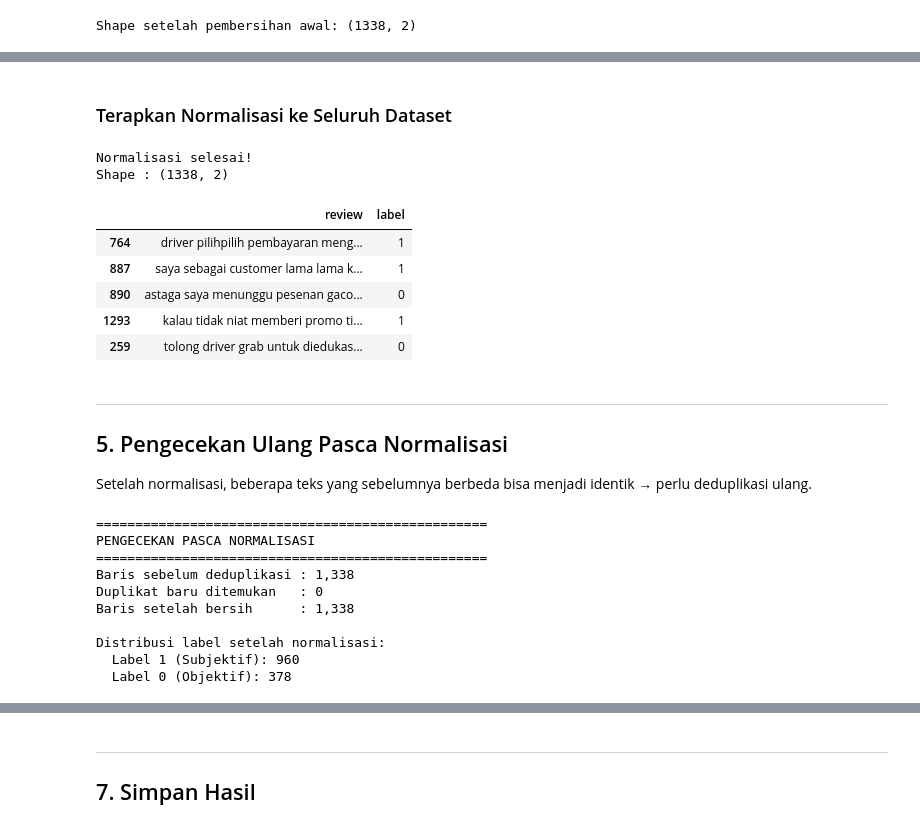
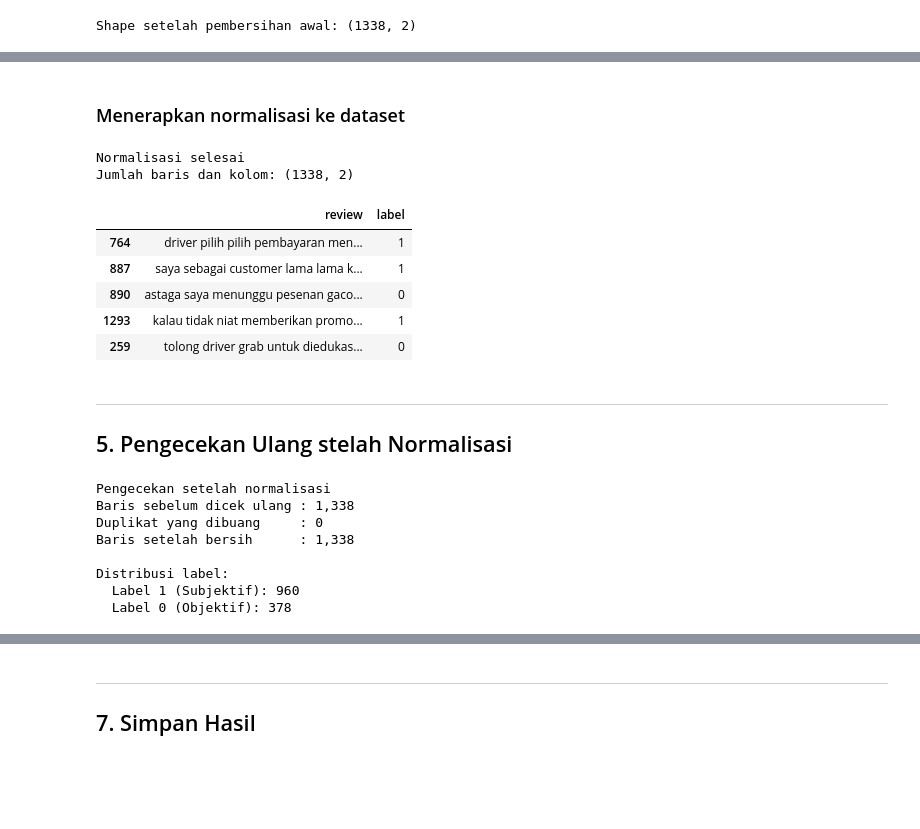
Before and after one commit to gunammr/klasifikasi-subjek-objektif-ride-hailing, a Jupyter notebook: model/1_preprocessing_subride.ipynb, the cells around one changed output, grey strips where cells are left out. Drawn from its saved outputs; the diff is of its cells as text; code cells hidden in the pictures; blank space fills up the shorter version.

```diff
--- a/model/1_preprocessing_subride.ipynb
+++ b/model/1_preprocessing_subride.ipynb
@@ -51,7 +47,3 @@ Shape setelah seleksi kolom: (1338, 2)
 Seluruh teks ulasan diubah ke huruf kecil agar konsisten.
 # %%
 df['review'] = df['review'].str.lower().str.strip()
-
-print("Contoh setelah lowercase:")
-for r in df['review'].head(3):
-    print(" ", r[:100])
@@ -480,54 +490,50 @@ AFTER : aplikasi maxim ini sangat membantu tapi driver nya kadang telat banget
 # %% [markdown]
-### Terapkan Normalisasi ke Seluruh Dataset
+### Menerapkan normalisasi ke dataset
 # %%
-df['review'] = df['review'].apply(normalize_text)
+df['review'] = df['review'].apply(normalisasi_teks)
 
-print("Normalisasi selesai!")
-print(f"Shape : {df.shape}")
+print("Normalisasi selesai")
+print(f"Jumlah baris dan kolom: {df.shape}")
 
-# Preview hasil
 df[['review', 'label']].sample(5, random_state=42)
 # %% [output]
-Normalisasi selesai!
-Shape : (1338, 2)
+Normalisasi selesai
+Jumlah baris dan kolom: (1338, 2)
 |  | review | label |
-| 764 | driver pilihpilih pembayaran meng... | 1 |
+| 764 | driver pilih pilih pembayaran men... | 1 |
 | 887 | saya sebagai customer lama lama k... | 1 |
 | 890 | astaga saya menunggu pesenan gaco... | 0 |
-| 1293 | kalau tidak niat memberi promo ti... | 1 |
+| 1293 | kalau tidak niat memberikan promo... | 1 |
 | 259 | tolong driver grab untuk diedukas... | 0 |
 # %% [markdown]
 ---
-## 5. Pengecekan Ulang Pasca Normalisasi
-Setelah normalisasi, beberapa teks yang sebelumnya berbeda bisa menjadi identik → perlu deduplikasi ulang.
+## 5. Pengecekan Ulang stelah Normalisasi
 # %%
-print("="*50)
-print("PENGECEKAN PASCA NORMALISASI")
-print("="*50)
-before = len(df)
+print("Pengecekan setelah normalisasi")
+
+jumlah_sebelum = len(df)
 df = df.drop_duplicates(subset=['review'])
 df = df[df['review'].str.strip() != ''].dropna(subset=['review'])
 df = df.reset_index(drop=True)
-after = len(df)
+jumlah_sesudah = len(df)
 
-print(f"Baris sebelum deduplikasi : {before:,}")
-print(f"Duplikat baru ditemukan   : {before - after}")
-print(f"Baris setelah bersih      : {after:,}")
+print(f"Baris sebelum dicek ulang : {jumlah_sebelum:,}")
+print(f"Duplikat yang dibuang     : {jumlah_sebelum - jumlah_sesudah:,}")
+print(f"Baris setelah bersih      : {jumlah_sesudah:,}")
 print()
-print("Distribusi label setelah normalisasi:")
-vc = df['label'].value_counts()
-for lbl, cnt in vc.items():
-    name = 'Subjektif' if lbl == 1 else 'Objektif'
-    print(f"  Label {lbl} ({name}): {cnt:,}")
+
+print("Distribusi label:")
+jumlah_label = df['label'].value_counts()
+for label, jumlah in jumlah_label.items():
+    nama_label = 'Subjektif' if label == 1 else 'Objektif'
+    print(f"  Label {label} ({nama_label}): {jumlah:,}")
 # %% [output]
-==================================================
-PENGECEKAN PASCA NORMALISASI
-==================================================
-Baris sebelum deduplikasi : 1,338
-Duplikat baru ditemukan   : 0
+Pengecekan setelah normalisasi
+Baris sebelum dicek ulang : 1,338
+Duplikat yang dibuang     : 0
 Baris setelah bersih      : 1,338
 
-Distribusi label setelah normalisasi:
+Distribusi label:
   Label 1 (Subjektif): 960
   Label 0 (Objektif): 378
 # %%
```
Also changed, not shown: parts of 34 cells of this notebook, 7 other files.
